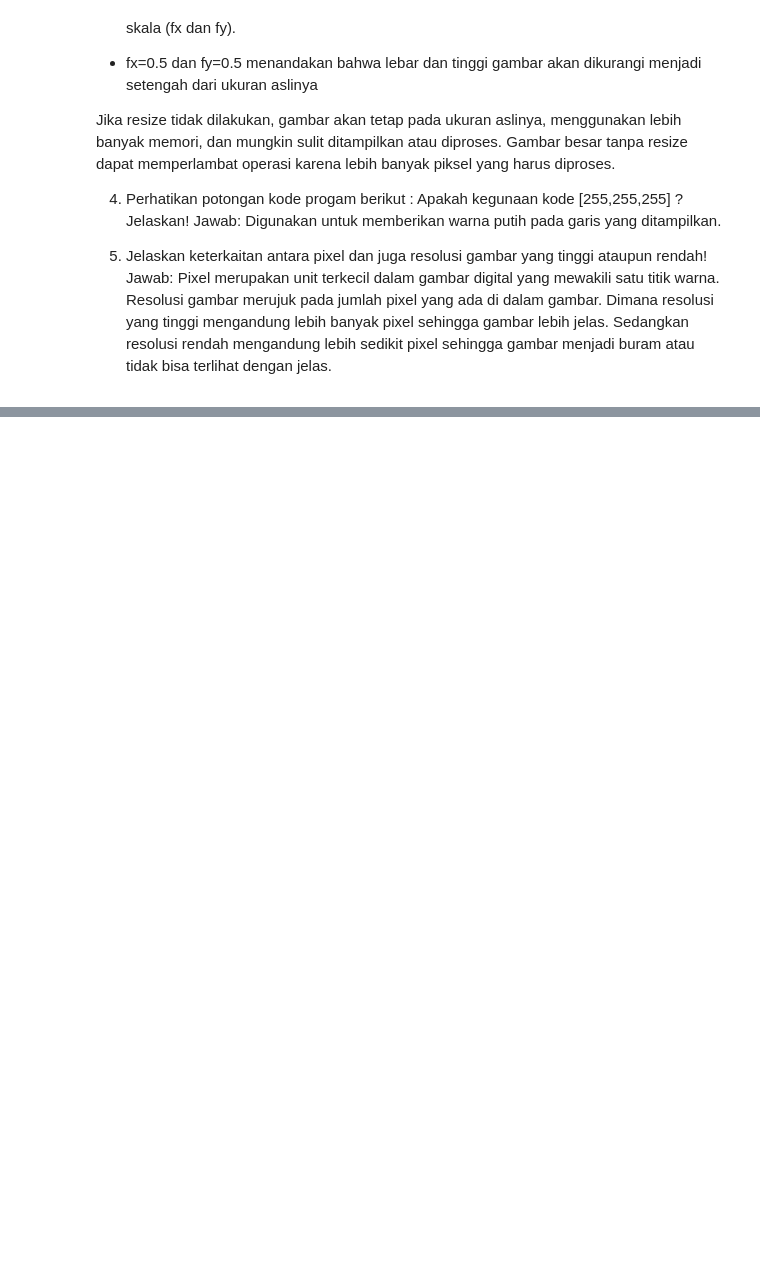
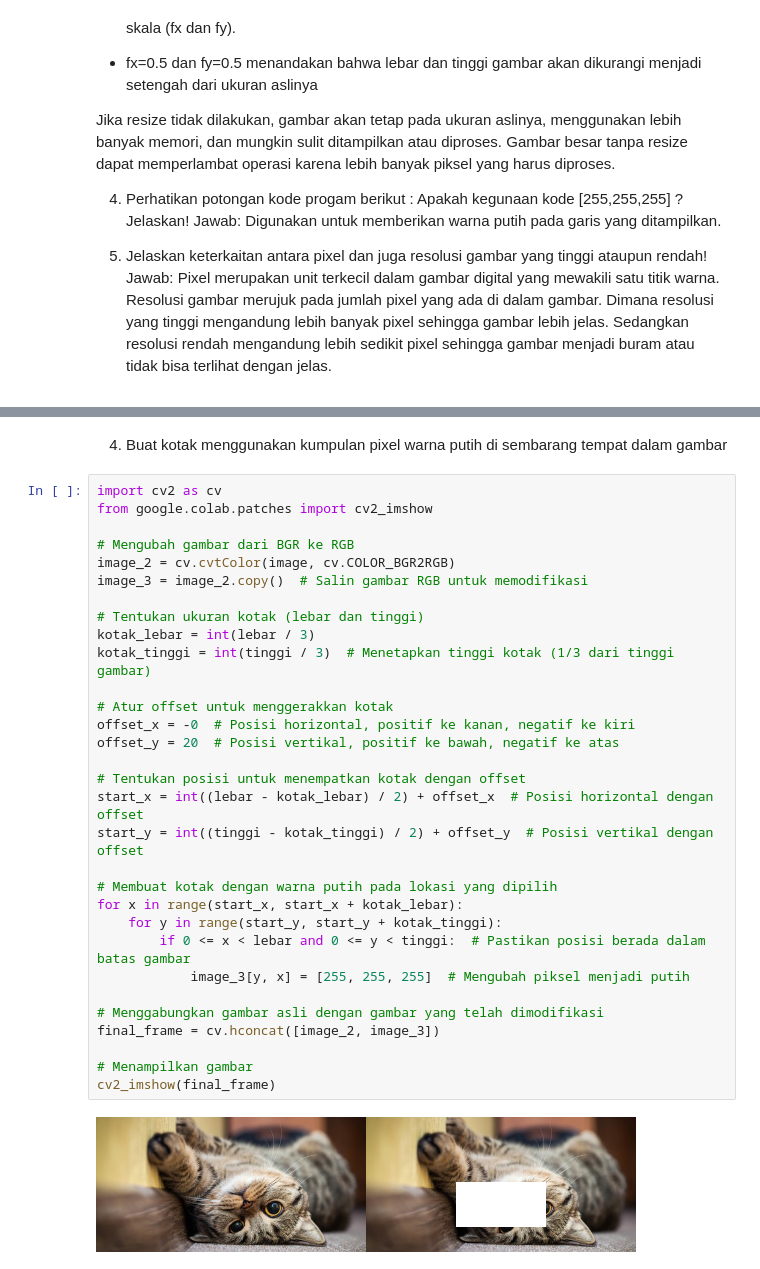
Before and after one commit to YayunEldina/PCVK_Ganjil_2024, a Jupyter notebook: Week1.ipynb, the cells around one changed output, grey strips where cells are left out. Cells and saved outputs as stored; diff of their text form; blank space fills up the shorter version.

```diff
--- a/Week1.ipynb
+++ b/Week1.ipynb
@@ -102,0 +174,35 @@ Pixel merupakan unit terkecil dalam gambar digital yang mewakili satu titik warn
+# %% [markdown]
+4. Buat kotak menggunakan kumpulan pixel warna putih di sembarang tempat dalam gambar
+# %%
+import cv2 as cv
+from google.colab.patches import cv2_imshow
+
+# Mengubah gambar dari BGR ke RGB
+image_2 = cv.cvtColor(image, cv.COLOR_BGR2RGB)
+image_3 = image_2.copy()  # Salin gambar RGB untuk memodifikasi
+
+# Tentukan ukuran kotak (lebar dan tinggi)
+kotak_lebar = int(lebar / 3)
+kotak_tinggi = int(tinggi / 3)  # Menetapkan tinggi kotak (1/3 dari tinggi gambar)
+
+# Atur offset untuk menggerakkan kotak
+offset_x = -0  # Posisi horizontal, positif ke kanan, negatif ke kiri
+offset_y = 20  # Posisi vertikal, positif ke bawah, negatif ke atas
+
+# Tentukan posisi untuk menempatkan kotak dengan offset
+start_x = int((lebar - kotak_lebar) / 2) + offset_x  # Posisi horizontal dengan offset
+start_y = int((tinggi - kotak_tinggi) / 2) + offset_y  # Posisi vertikal dengan offset
+
+# Membuat kotak dengan warna putih pada lokasi yang dipilih
+for x in range(start_x, start_x + kotak_lebar):
+    for y in range(start_y, start_y + kotak_tinggi):
+        if 0 <= x < lebar and 0 <= y < tinggi:  # Pastikan posisi berada dalam batas gambar
+            image_3[y, x] = [255, 255, 255]  # Mengubah piksel menjadi putih
+
+# Menggabungkan gambar asli dengan gambar yang telah dimodifikasi
+final_frame = cv.hconcat([image_2, image_3])
+
+# Menampilkan gambar
+cv2_imshow(final_frame)
+# %% [output]
+[figure, added]
```
Also changed, not shown: parts of 4 cells of this notebook.
